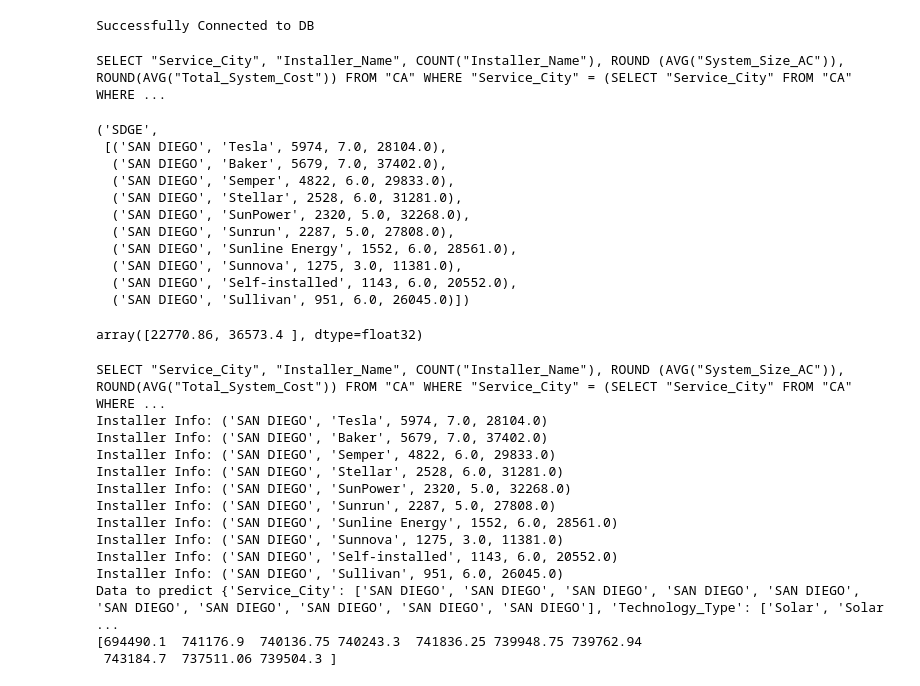
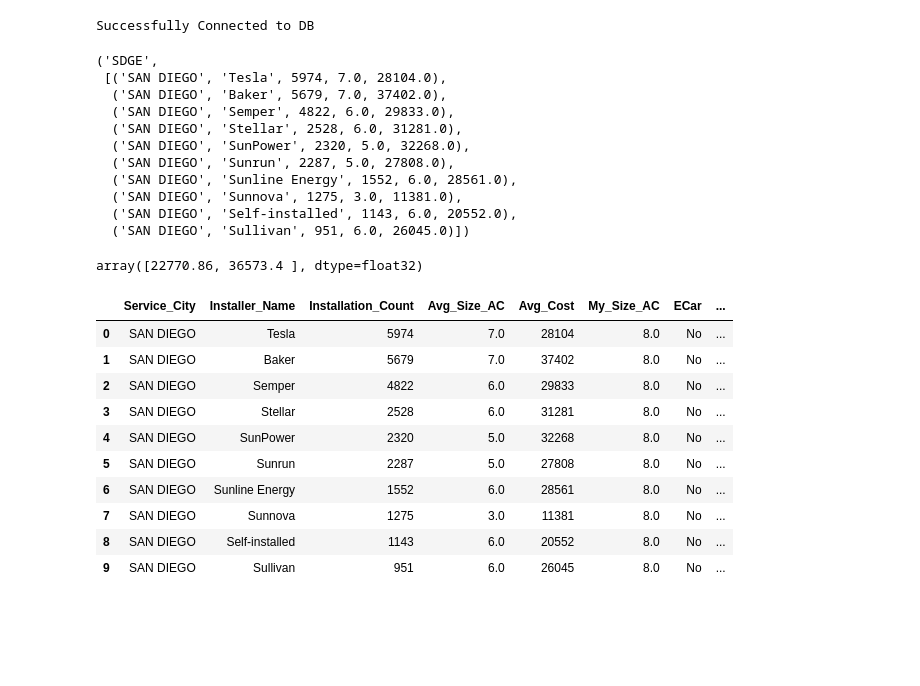
Before and after one commit to ns96/ML_Project, a Jupyter notebook: eda/db_nstevens.ipynb, the cells around one changed output. Drawn from its saved outputs; the diff is of its cells as text; code cells hidden in the pictures; blank space fills up the shorter version.

Commit message:
RF notebook train/test results on full dataset and updated readme

```diff
--- a/eda/db_nstevens.ipynb
+++ b/eda/db_nstevens.ipynb
@@ -83,7 +83,7 @@ def get_installers(zip_code = '92130'):
                  'HAVING "Installer_Name" != \'Other\' '\
                  'ORDER BY COUNT("Installer_Name") DESC LIMIT 10')
 
-    print(query)
+    #print(query)
 
     with engine.connect() as conn:
         # get the untility
@@ -101,18 +101,17 @@ def get_installers(zip_code = '92130'):
 # test the function
 get_installers()
 # %% [output]
-SELECT "Service_City", "Installer_Name", COUNT("Installer_Name"), ROUND (AVG("System_Size_AC")), ROUND(AVG("Total_System_Cost")) FROM "CA" WHERE "Service_City" = (SELECT "Service_City" FROM "CA" WHERE ...
+('SDGE',
+ [('SAN DIEGO', 'Tesla', 5974, 7.0, 28104.0),
+  ('SAN DIEGO', 'Baker', 5679, 7.0, 37402.0),
+  ('SAN DIEGO', 'Semper', 4822, 6.0, 29833.0),
+  ('SAN DIEGO', 'Stellar', 2528, 6.0, 31281.0),
+  ('SAN DIEGO', 'SunPower', 2320, 5.0, 32268.0),
+  ('SAN DIEGO', 'Sunrun', 2287, 5.0, 27808.0),
+  ('SAN DIEGO', 'Sunline Energy', 1552, 6.0, 28561.0),
+  ('SAN DIEGO', 'Sunnova', 1275, 3.0, 11381.0),
+  ('SAN DIEGO', 'Self-installed', 1143, 6.0, 20552.0),
+  ('SAN DIEGO', 'Sullivan', 951, 6.0, 26045.0)])
-('SDGE',
- [('SAN DIEGO', 'Tesla', 5974, 7.0, 28104.0),
-  ('SAN DIEGO', 'Baker', 5679, 7.0, 37402.0),
-  ('SAN DIEGO', 'Semper', 4822, 6.0, 29833.0),
-  ('SAN DIEGO', 'Stellar', 2528, 6.0, 31281.0),
-  ('SAN DIEGO', 'SunPower', 2320, 5.0, 32268.0),
-  ('SAN DIEGO', 'Sunrun', 2287, 5.0, 27808.0),
-  ('SAN DIEGO', 'Sunline Energy', 1552, 6.0, 28561.0),
-  ('SAN DIEGO', 'Sunnova', 1275, 3.0, 11381.0),
-  ('SAN DIEGO', 'Self-installed', 1143, 6.0, 20552.0),
-  ('SAN DIEGO', 'Sullivan', 951, 6.0, 26045.0)])
 # %%
 # load the scaler and optimzed model
 scalers = dict()
@@ -215,8 +214,9 @@ def make_predications(zipcode, kw, ecar):
         'Installer_Name': [],
         'Installation_Count': [],
         'Avg_Size_AC': [],
-        'Size_AC': [],
         'Avg_Cost': [],
+        'My_Size_AC': [],
+        'ECar': [],
         'Est_Cost': []
     }
 
@@ -224,15 +224,17 @@ def make_predications(zipcode, kw, ecar):
     utility, installers = get_installers(zipcode)
 
     for installer in installers:
-        print("Installer Info:", installer)
+        #print("Installer Info:", installer)
         generator_info = generator_table[installer[1]]
 
-        # populate dictionary that get returned with estimates
+        # populate dictionary that gets returned with cost estimates
         estimate_data['Service_City'].append(installer[0])
         estimate_data['Installer_Name'].append(installer[1])
         estimate_data['Installation_Count'].append(installer[2])
         estimate_data['Avg_Size_AC'].append(installer[3])
-        estimate_data['Avg_Cost'].append(installer[4])
+        estimate_data['Avg_Cost'].append(int(installer[4]))
+        estimate_data['My_Size_AC'].append(kw)
+        estimate_data['ECar'].append(ecar)
 
         # populate the dictionary with information for making predictions
         pred_data['Service_City'].append(installer[0])
@@ -244,29 +246,28 @@ def make_predications(zipcode, kw, ecar):
         pred_data['Third_Party_Owned'].append('No')
         pred_data['Electric_Vehicle'].append(ecar)
         pred_data['Generator_Manufacturer'].append(generator_info[0]) # the most common generator used by installer
-        pred_data['Generator_Quantity'].append(generator_info[1]) # the average number of times installer used this generator
+        pred_data['Generator_Quantity'].append(generator_info[2]) # the average number of the above generator used
 
     # now return the estimates and append to the dictionary so it can be turned info a dataframe
     #print("Data to predict", pred_data)
     estimates = get_estimate(utility, pred_data)
-    estimate_data['Est_Cost'] = estimates
+    estimate_data['Est_Cost'] = [int(x) for x in estimates]
 
-    return estimates
-
-# test the function
-estimates = make_predications('92130', 7.0, 'No')
+    return estimate_data
-# %% [output]
-SELECT "Service_City", "Installer_Name", COUNT("Installer_Name"), ROUND (AVG("System_Size_AC")), ROUND(AVG("Total_System_Cost")) FROM "CA" WHERE "Service_City" = (SELECT "Service_City" FROM "CA" WHERE ...
-Installer Info: ('SAN DIEGO', 'Tesla', 5974, 7.0, 28104.0)
-Installer Info: ('SAN DIEGO', 'Baker', 5679, 7.0, 37402.0)
-Installer Info: ('SAN DIEGO', 'Semper', 4822, 6.0, 29833.0)
-Installer Info: ('SAN DIEGO', 'Stellar', 2528, 6.0, 31281.0)
-Installer Info: ('SAN DIEGO', 'SunPower', 2320, 5.0, 32268.0)
-Installer Info: ('SAN DIEGO', 'Sunrun', 2287, 5.0, 27808.0)
-Installer Info: ('SAN DIEGO', 'Sunline Energy', 1552, 6.0, 28561.0)
-Installer Info: ('SAN DIEGO', 'Sunnova', 1275, 3.0, 11381.0)
-Installer Info: ('SAN DIEGO', 'Self-installed', 1143, 6.0, 20552.0)
-Installer Info: ('SAN DIEGO', 'Sullivan', 951, 6.0, 26045.0)
-Data to predict {'Service_City': ['SAN DIEGO', 'SAN DIEGO', 'SAN DIEGO', 'SAN DIEGO', 'SAN DIEGO', 'SAN DIEGO', 'SAN DIEGO', 'SAN DIEGO', 'SAN DIEGO', 'SAN DIEGO'], 'Technology_Type': ['Solar', 'Solar ...
-[694490.1  741176.9  740136.75 740243.3  741836.25 739948.75 739762.94
- 743184.7  737511.06 739504.3 ]
+# %%
+#Test making estimates SAN Diago
+estimates = make_predications('92130', 8.0, 'No')
+df = pd.DataFrame(estimates)
+df
+# %% [output]
+|  | Service_City | Installer_Name | Installation_Count | Avg_Size_AC | Avg_Cost | My_Size_AC | ECar | ... |
+| 0 | SAN DIEGO | Tesla | 5974 | 7.0 | 28104 | 8.0 | No | ... |
+| 1 | SAN DIEGO | Baker | 5679 | 7.0 | 37402 | 8.0 | No | ... |
+| 2 | SAN DIEGO | Semper | 4822 | 6.0 | 29833 | 8.0 | No | ... |
+| 3 | SAN DIEGO | Stellar | 2528 | 6.0 | 31281 | 8.0 | No | ... |
+| 4 | SAN DIEGO | SunPower | 2320 | 5.0 | 32268 | 8.0 | No | ... |
+| 5 | SAN DIEGO | Sunrun | 2287 | 5.0 | 27808 | 8.0 | No | ... |
+| 6 | SAN DIEGO | Sunline Energy | 1552 | 6.0 | 28561 | 8.0 | No | ... |
+| 7 | SAN DIEGO | Sunnova | 1275 | 3.0 | 11381 | 8.0 | No | ... |
+| 8 | SAN DIEGO | Self-installed | 1143 | 6.0 | 20552 | 8.0 | No | ... |
+| 9 | SAN DIEGO | Sullivan | 951 | 6.0 | 26045 | 8.0 | No | ... |
```
Also changed, not shown: parts of 3 cells of this notebook, 5 other files.
